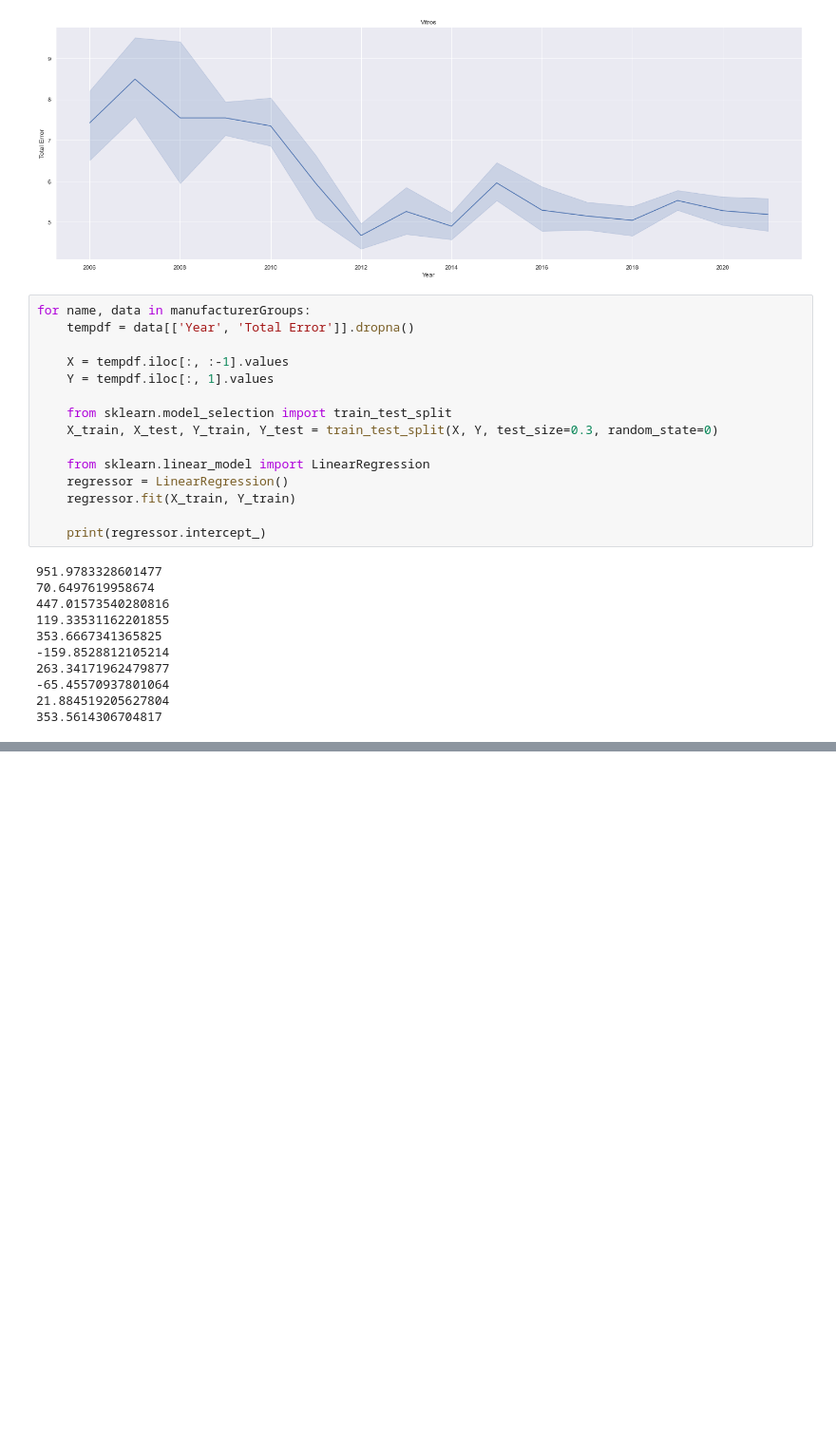
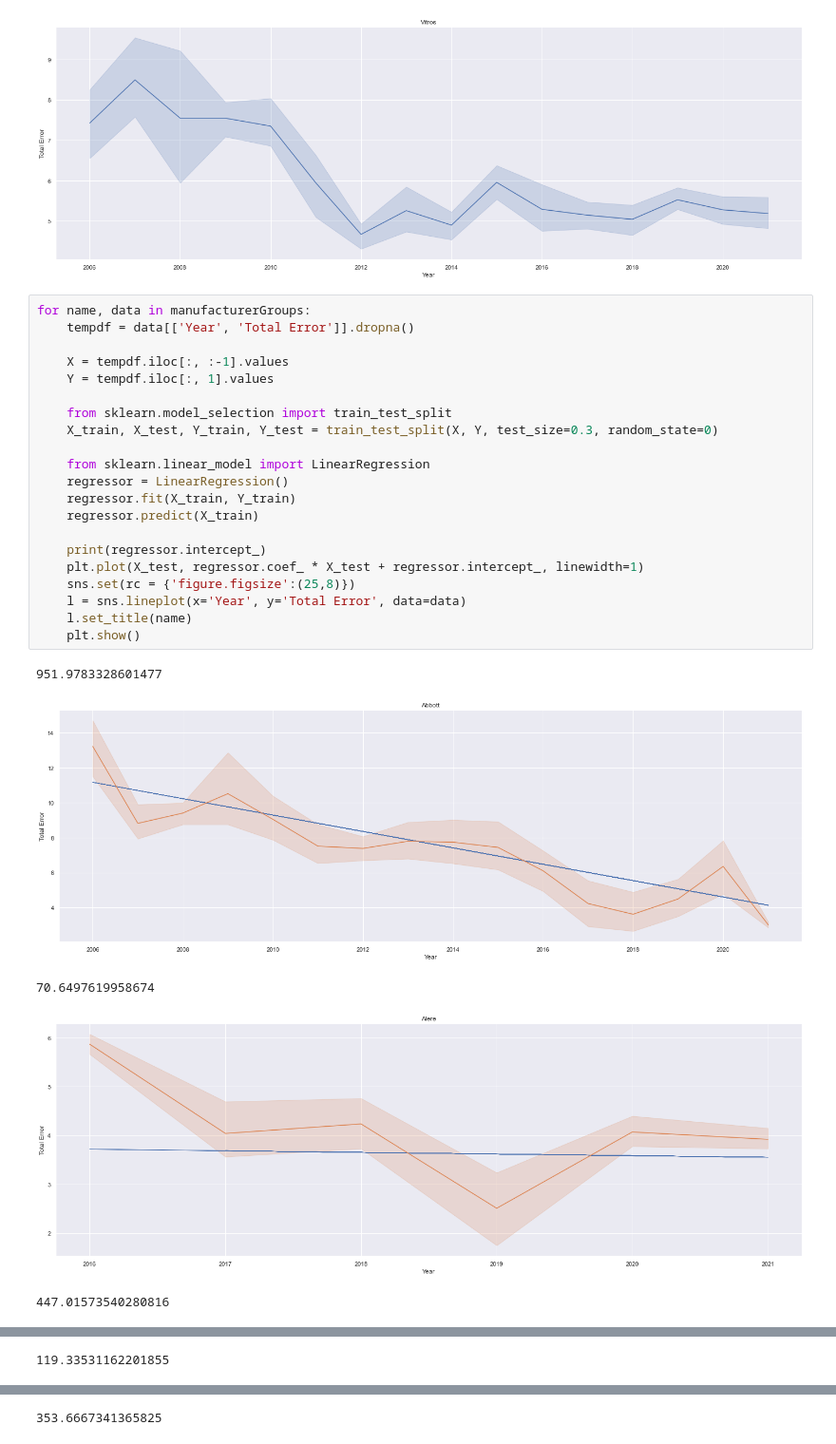
Before and after one commit to DSa-HbA1c/Predictions, a Jupyter notebook: analyse_mike.ipynb, the cells around one changed output, grey strips where cells are left out. Shown at 95% size. Drawn from its saved outputs; the diff is of its cells as text; blank space fills up the shorter version.

```diff
--- a/analyse_mike.ipynb
+++ b/analyse_mike.ipynb
@@ -83,26 +83,27 @@ for name, data in manufacturerGroups:
 # %%
 for name, data in manufacturerGroups:
     tempdf = data[['Year', 'Total Error']].dropna()
 
     X = tempdf.iloc[:, :-1].values
     Y = tempdf.iloc[:, 1].values
 
     from sklearn.model_selection import train_test_split
     X_train, X_test, Y_train, Y_test = train_test_split(X, Y, test_size=0.3, random_state=0)
 
     from sklearn.linear_model import LinearRegression
     regressor = LinearRegression()
     regressor.fit(X_train, Y_train)
+    regressor.predict(X_train)
 
     print(regressor.intercept_)
+    plt.plot(X_test, regressor.coef_ * X_test + regressor.intercept_, linewidth=1)
+    sns.set(rc = {'figure.figsize':(25,8)})
+    l = sns.lineplot(x='Year', y='Total Error', data=data)
+    l.set_title(name)
+    plt.show()
 # %% [output]
 951.9783328601477
-70.6497619958674
-447.01573540280816
-119.33531162201855
-353.6667341365825
--159.8528812105214
-263.34171962479877
--65.45570937801064
-21.884519205627804
-353.5614306704817
+[figure, added]
+70.6497619958674
+[figure, added]
+447.01573540280816
@@ -108,0 +111 @@ for name, data in manufacturerGroups:
+119.33531162201855
@@ -108,0 +113 @@ for name, data in manufacturerGroups:
+353.6667341365825
```
Also changed, not shown: parts of 1 cell of this notebook, 1 other file.
